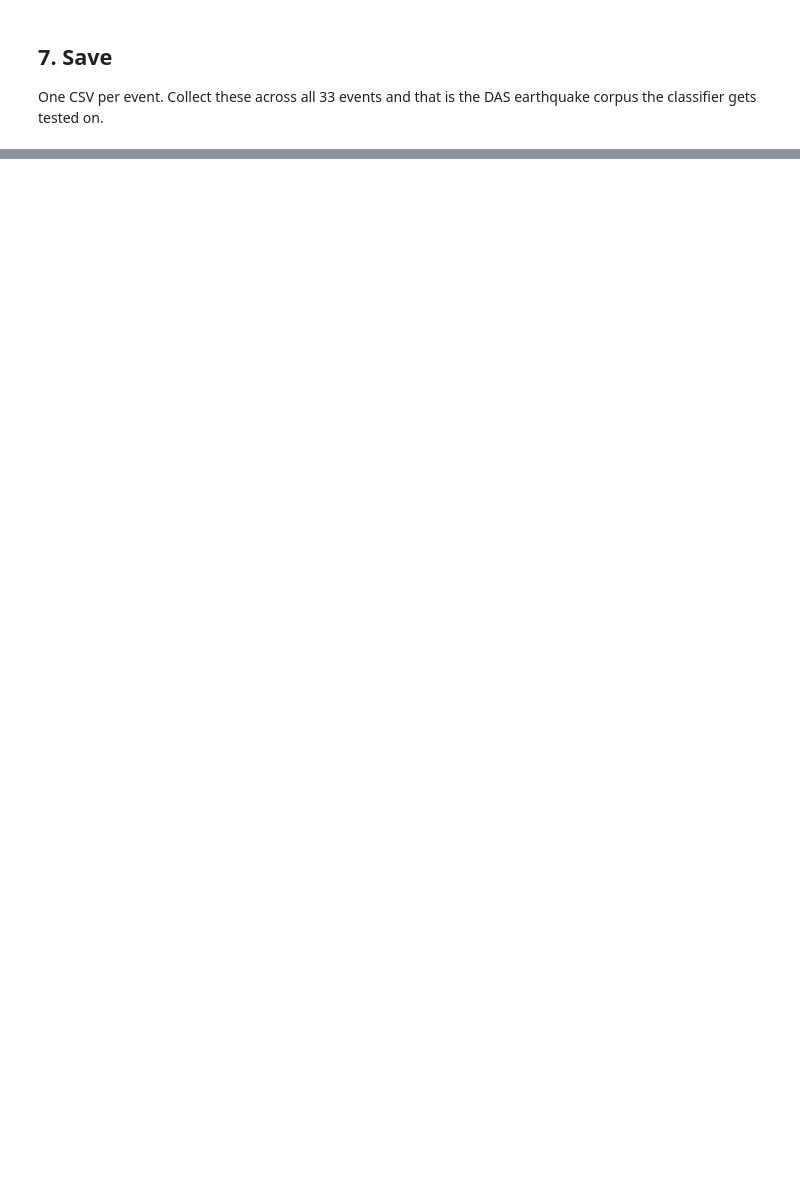
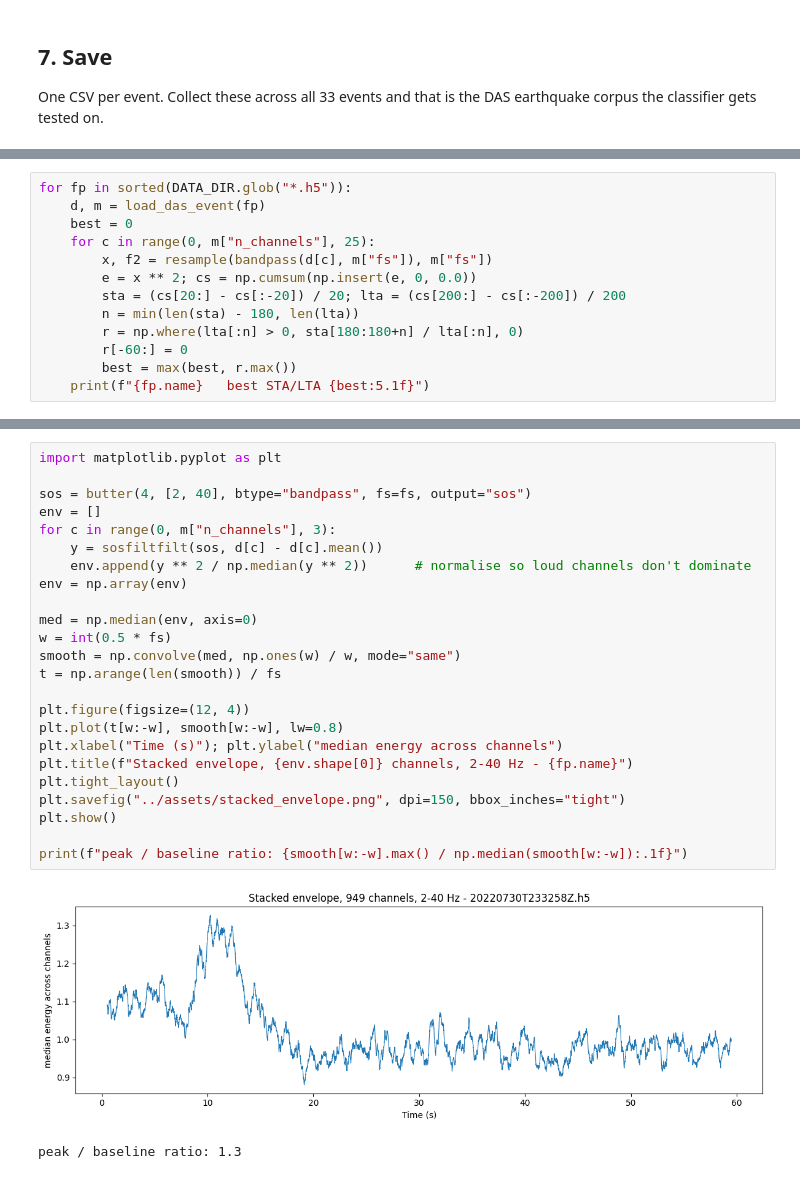
Before and after one commit to wasammy/DAS-SDg2, a Jupyter notebook: notebooks/02_das_pipeline_demo.ipynb, the cells around one changed output, grey strips where cells are left out. Saved outputs shown, nothing was run; the diff lists cells and outputs as text; blank space fills up the shorter version.

Commit message:
Run pipeline on Monterey Bay: stacked detection, fixed P alignment, feature extraction

```diff
--- a/notebooks/02_das_pipeline_demo.ipynb
+++ b/notebooks/02_das_pipeline_demo.ipynb
@@ -190,0 +340,13 @@ print(f"wrote {path}  ({len(df)} rows)")
+# %%
+for fp in sorted(DATA_DIR.glob("*.h5")):
+    d, m = load_das_event(fp)
+    best = 0
+    for c in range(0, m["n_channels"], 25):
+        x, f2 = resample(bandpass(d[c], m["fs"]), m["fs"])
+        e = x ** 2; cs = np.cumsum(np.insert(e, 0, 0.0))
+        sta = (cs[20:] - cs[:-20]) / 20; lta = (cs[200:] - cs[:-200]) / 200
+        n = min(len(sta) - 180, len(lta))
+        r = np.where(lta[:n] > 0, sta[180:180+n] / lta[:n], 0)
+        r[-60:] = 0
+        best = max(best, r.max())
+    print(f"{fp.name}   best STA/LTA {best:5.1f}")
@@ -190,0 +389,27 @@ print(f"wrote {path}  ({len(df)} rows)")
+# %%
+import matplotlib.pyplot as plt
+
+sos = butter(4, [2, 40], btype="bandpass", fs=fs, output="sos")
+env = []
+for c in range(0, m["n_channels"], 3):
+    y = sosfiltfilt(sos, d[c] - d[c].mean())
+    env.append(y ** 2 / np.median(y ** 2))      # normalise so loud channels don't dominate
+env = np.array(env)
+
+med = np.median(env, axis=0)
+w = int(0.5 * fs)
+smooth = np.convolve(med, np.ones(w) / w, mode="same")
+t = np.arange(len(smooth)) / fs
+
+plt.figure(figsize=(12, 4))
+plt.plot(t[w:-w], smooth[w:-w], lw=0.8)
+plt.xlabel("Time (s)"); plt.ylabel("median energy across channels")
+plt.title(f"Stacked envelope, {env.shape[0]} channels, 2-40 Hz - {fp.name}")
+plt.tight_layout()
+plt.savefig("../assets/stacked_envelope.png", dpi=150, bbox_inches="tight")
+plt.show()
+
+print(f"peak / baseline ratio: {smooth[w:-w].max() / np.median(smooth[w:-w]):.1f}")
+# %% [output]
+[figure, added]
+peak / baseline ratio: 1.3
```
Also changed, not shown: parts of 16 cells of this notebook, 2 other files.
